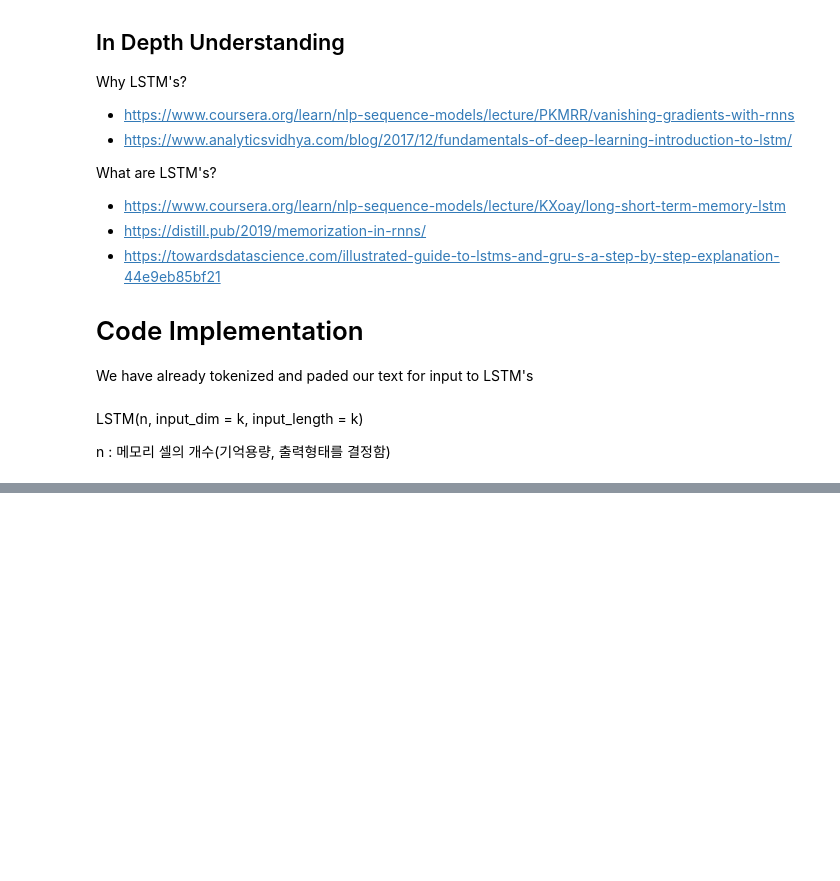
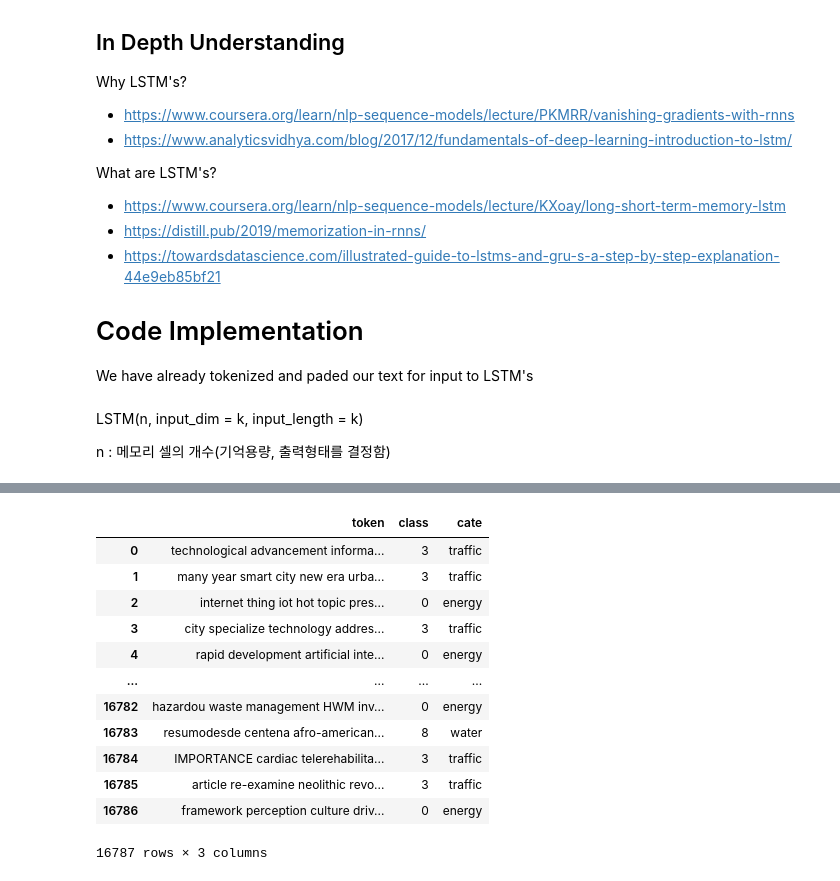
Before and after one commit to solong96/solong96, a Jupyter notebook: 0818_cc_text_classfication.ipynb, the cells around one changed output, grey strips where cells are left out. Drawn from its saved outputs; the diff is of its cells as text; code cells hidden in the pictures; blank space fills up the shorter version.

```diff
--- a/0818_cc_text_classfication.ipynb
+++ b/0818_cc_text_classfication.ipynb
@@ -289,0 +386,17 @@ multiple anthropogenic stressor co-occur natural ecosystem multiple stressor stu
+# %%
+xtest = digital.token.values
+
+# using keras tokenizer here
+token = text.Tokenizer(num_words=None)
+# max_len = 1000
+
+token.fit_on_texts(list(xtest))
+xtest_seq = token.texts_to_sequences(xtest)
+
+#zero pad the sequences
+xtest_pad = pad_sequences(xtest_seq, maxlen=max_len)
+
+word_index = token.word_index
+# %%
+ytest_model = model.predict(xtest_pad)
+ytest_model
@@ -289,0 +438,22 @@ multiple anthropogenic stressor co-occur natural ecosystem multiple stressor stu
+# %%
+predict = {'token': [], 'class': [], 'cate': []}
+for i in tqdm(range(len(xtest))):
+  predict['token'].append(xtest[i])
+  predict['class'].append(np.where(ytest_model[i] == np.max(ytest_model[i]))[0].item())
+  predict['cate'].append(word[(word['class'] == np.where(ytest_model[i] == np.max(ytest_model[i]))[0].item())]['cate'].values[0])
+predict = pd.DataFrame(predict)
+predict
+# %% [output]
+|  | token | class | cate |
+| 0 | technological advancement informa... | 3 | traffic |
+| 1 | many year smart city new era urba... | 3 | traffic |
+| 2 | internet thing iot hot topic pres... | 0 | energy |
+| 3 | city specialize technology addres... | 3 | traffic |
+| 4 | rapid development artificial inte... | 0 | energy |
+| ... | ... | ... | ... |
+| 16782 | hazardou waste management HWM inv... | 0 | energy |
+| 16783 | resumodesde centena afro-american... | 8 | water |
+| 16784 | IMPORTANCE cardiac telerehabilita... | 3 | traffic |
+| 16785 | article re-examine neolithic revo... | 3 | traffic |
+| 16786 | framework perception culture driv... | 0 | energy |
+16787 rows × 3 columns
```
Also changed, not shown: parts of 26 cells of this notebook.
